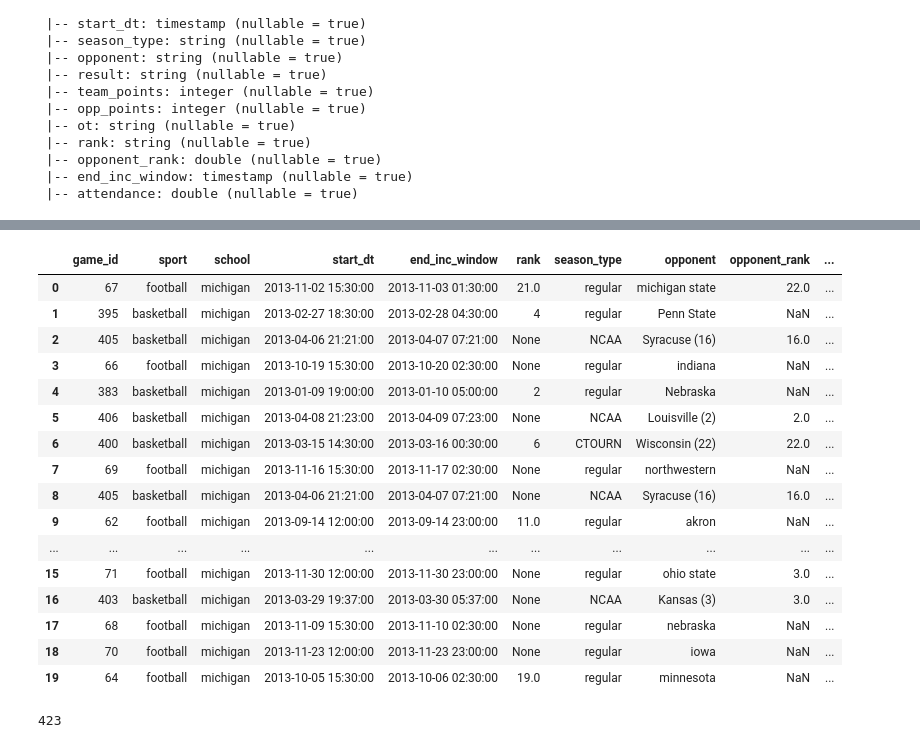
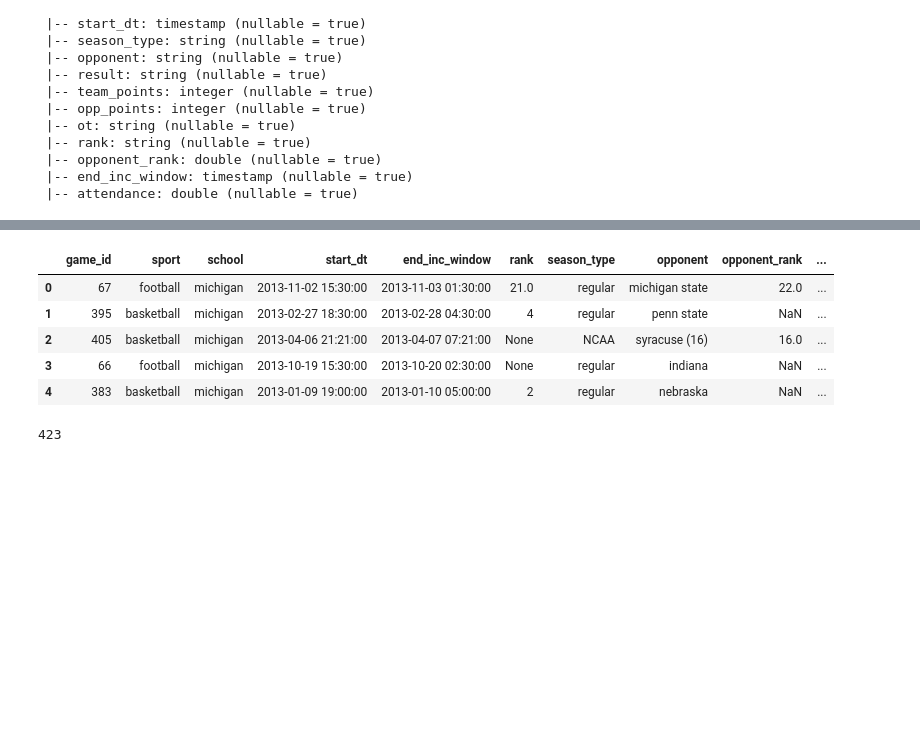
Before and after one commit to djboudia/milestone, a Jupyter notebook: 03_notebooks/Football_Basketball_Incidents_Consolidation.ipynb, the cells around one changed output, grey strips where cells are left out. Cells and saved outputs as stored; diff of their text form; code cells hidden in the pictures; blank space fills up the shorter version.

```diff
--- a/03_notebooks/Football_Basketball_Incidents_Consolidation.ipynb
+++ b/03_notebooks/Football_Basketball_Incidents_Consolidation.ipynb
@@ -358,23 +349,12 @@ df.shape
 # %%
-df.head(20)
+df.head()
 # %% [output]
 |  | game_id | sport | school | start_dt | end_inc_window | rank | season_type | opponent | opponent_rank | ... |
 | 0 | 67 | football | michigan | 2013-11-02 15:30:00 | 2013-11-03 01:30:00 | 21.0 | regular | michigan state | 22.0 | ... |
-| 1 | 395 | basketball | michigan | 2013-02-27 18:30:00 | 2013-02-28 04:30:00 | 4 | regular | Penn State | NaN | ... |
-| 2 | 405 | basketball | michigan | 2013-04-06 21:21:00 | 2013-04-07 07:21:00 | None | NCAA | Syracuse (16) | 16.0 | ... |
+| 1 | 395 | basketball | michigan | 2013-02-27 18:30:00 | 2013-02-28 04:30:00 | 4 | regular | penn state | NaN | ... |
+| 2 | 405 | basketball | michigan | 2013-04-06 21:21:00 | 2013-04-07 07:21:00 | None | NCAA | syracuse (16) | 16.0 | ... |
 | 3 | 66 | football | michigan | 2013-10-19 15:30:00 | 2013-10-20 02:30:00 | None | regular | indiana | NaN | ... |
-| 4 | 383 | basketball | michigan | 2013-01-09 19:00:00 | 2013-01-10 05:00:00 | 2 | regular | Nebraska | NaN | ... |
-| 5 | 406 | basketball | michigan | 2013-04-08 21:23:00 | 2013-04-09 07:23:00 | None | NCAA | Louisville (2) | 2.0 | ... |
-| 6 | 400 | basketball | michigan | 2013-03-15 14:30:00 | 2013-03-16 00:30:00 | 6 | CTOURN | Wisconsin (22) | 22.0 | ... |
-| 7 | 69 | football | michigan | 2013-11-16 15:30:00 | 2013-11-17 02:30:00 | None | regular | northwestern | NaN | ... |
-| 8 | 405 | basketball | michigan | 2013-04-06 21:21:00 | 2013-04-07 07:21:00 | None | NCAA | Syracuse (16) | 16.0 | ... |
-| 9 | 62 | football | michigan | 2013-09-14 12:00:00 | 2013-09-14 23:00:00 | 11.0 | regular | akron | NaN | ... |
-| ... | ... | ... | ... | ... | ... | ... | ... | ... | ... | ... |
-| 15 | 71 | football | michigan | 2013-11-30 12:00:00 | 2013-11-30 23:00:00 | None | regular | ohio state | 3.0 | ... |
-| 16 | 403 | basketball | michigan | 2013-03-29 19:37:00 | 2013-03-30 05:37:00 | None | NCAA | Kansas (3) | 3.0 | ... |
-| 17 | 68 | football | michigan | 2013-11-09 15:30:00 | 2013-11-10 02:30:00 | None | regular | nebraska | NaN | ... |
-| 18 | 70 | football | michigan | 2013-11-23 12:00:00 | 2013-11-23 23:00:00 | None | regular | iowa | NaN | ... |
-| 19 | 64 | football | michigan | 2013-10-05 15:30:00 | 2013-10-06 02:30:00 | 19.0 | regular | minnesota | NaN | ... |
+| 4 | 383 | basketball | michigan | 2013-01-09 19:00:00 | 2013-01-10 05:00:00 | 2 | regular | nebraska | NaN | ... |
 # %%
 # take a quick look to see home many unique games had some type of incident associated to them
 len(df.game_id.unique())
```
Also changed, not shown: parts of 12 cells of this notebook, 4 other files.
